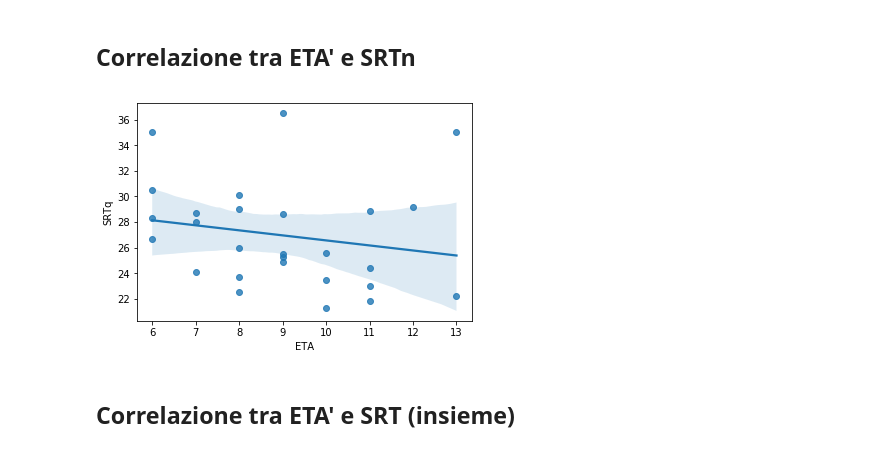
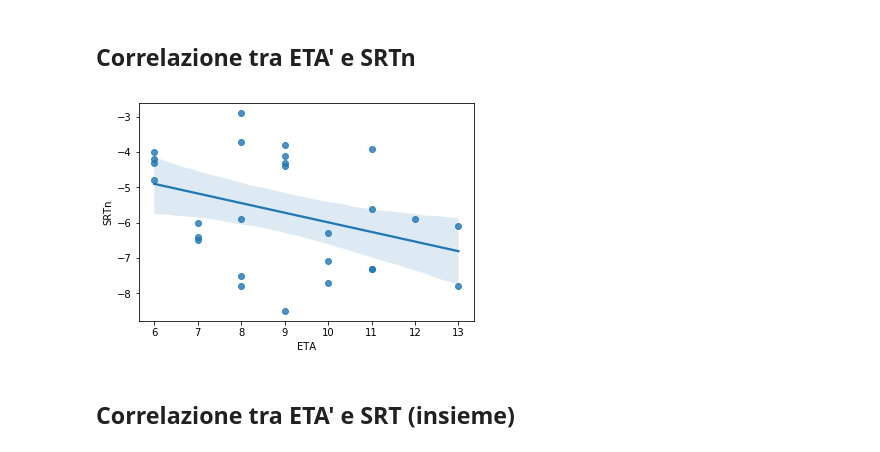
Before and after one commit to stellalessandra/analisi_tesi_med, a Jupyter notebook: analisi_tesi_med.ipynb, the cells around one changed output. Saved outputs shown, nothing was run; the diff lists cells and outputs as text; code cells hidden in the pictures.

Commit message:
updated xlabel and mismatched plot

```diff
--- a/analisi_tesi_med.ipynb
+++ b/analisi_tesi_med.ipynb
@@ -168,10 +168,10 @@ plt.savefig('figure/ETA_vs_SRTq_normoacusici.png')
 # %% [markdown]
 ## Correlazione tra ETA' e SRTn
 # %%
-sns.regplot(x='ETA', y='SRTq', data=normoacusici)
-plt.savefig('figure/ETA_vs_SRTq_normoacusici.png')
+sns.regplot(x='ETA', y='SRTn', data=normoacusici)
+plt.savefig('figure/ETA_vs_SRTn_normoacusici.png')
 # %% [output]
-[figure, old version]
+[figure, new version]
 # %% [markdown]
 ## Correlazione tra ETA' e SRT (insieme)
 # %%
```
Also changed, not shown: parts of 1 cell of this notebook.
